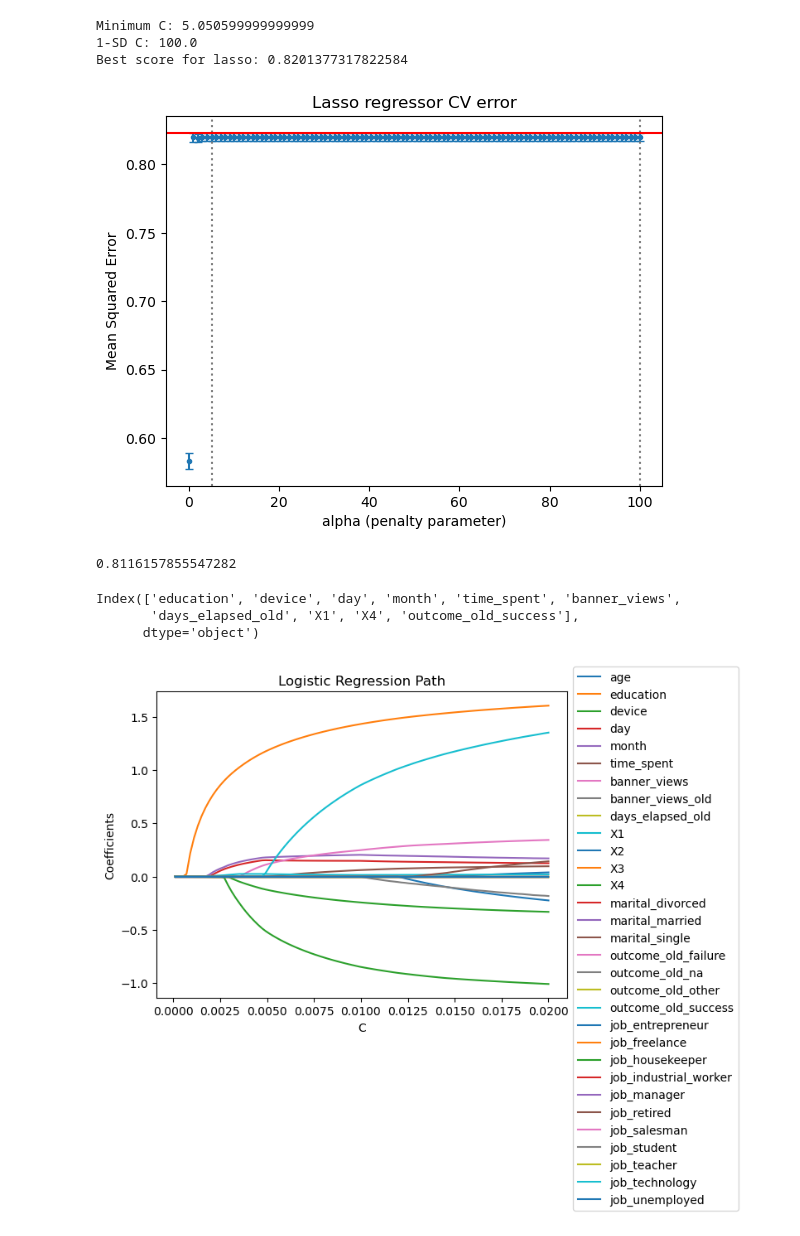
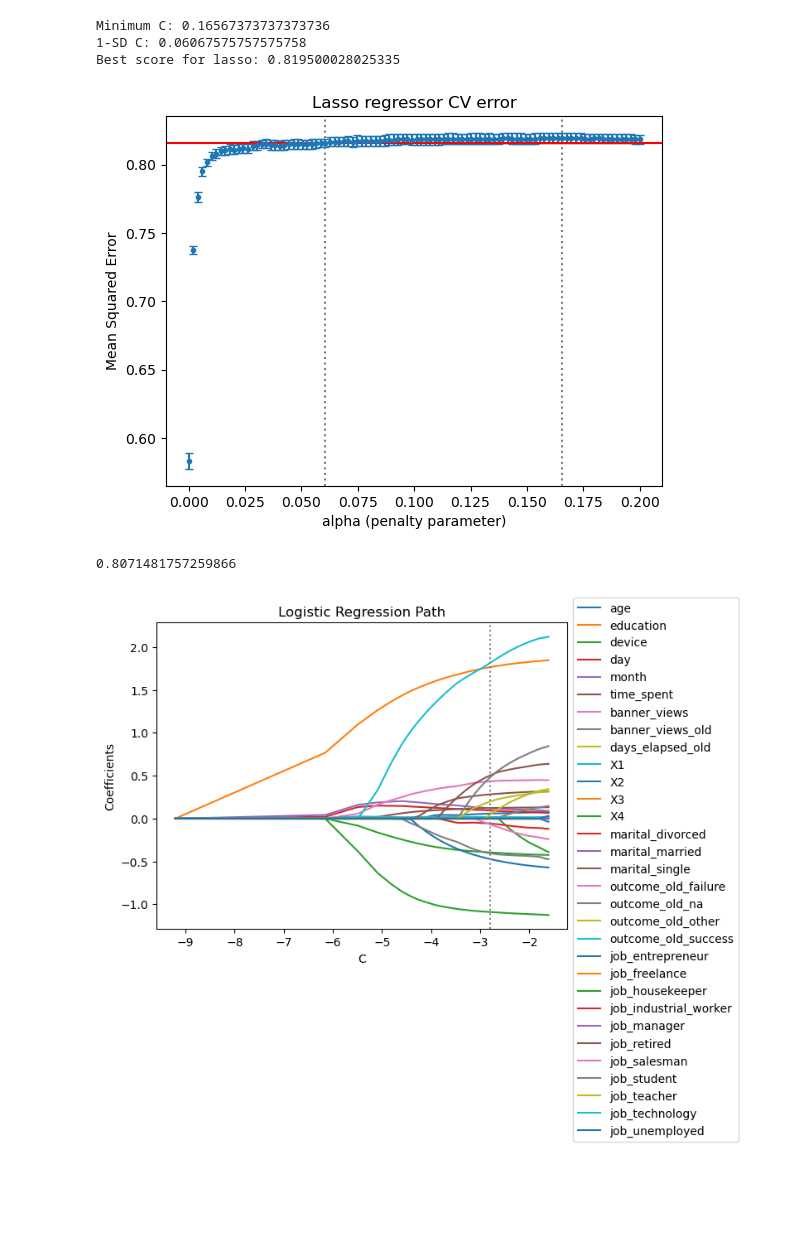
Before and after one commit to LuciaCam/ML_kaggle_competition, a Jupyter notebook: variable_selection.ipynb, the cells around one changed output. Saved outputs shown, nothing was run; the diff lists cells and outputs as text; code cells hidden in the pictures; blank space fills up the shorter version.

Commit message:
ended lasso selection

```diff
--- a/variable_selection.ipynb
+++ b/variable_selection.ipynb
@@ -21,3 +32,7 @@ num_vars = ['age', 'time_spent', 'banner_views', 'banner_views_old', 'days_elaps
+# %%
+X_train = X_train.drop(columns=['marital_married', 'outcome_old_failure', 'job_manager'])
+X_valid = X_valid.drop(columns=['marital_married', 'outcome_old_failure', 'job_manager'])
+X_test  = X_test.drop(columns=['marital_married', 'outcome_old_failure', 'job_manager'])
 # %%
 std_num = ColumnTransformer(transformers=[('std_num', StandardScaler(), num_vars)],
                             remainder='passthrough')
@@ -30,12 +45,13 @@ lasso_pipe = Pipeline([
 y_train = np.array(y_train)
 y_train = y_train.ravel()
 # %%
-lasso_grid = np.linspace(start=0.0001, stop=100, num=100)
+lasso_grid = np.linspace(start=0.0001, stop=0.2, num=100)
 
 lassoCV = GridSearchCV(estimator=lasso_pipe,
                        param_grid={'lasso_log__C': lasso_grid},
                        scoring="accuracy",
-                       cv=KFold(n_splits=10, shuffle=True, random_state=42))
+                       cv=KFold(n_splits=10, shuffle=True, random_state=42),
+                       n_jobs=-2)
 
 lassoCV.fit(X_train, y_train)
 # %% [output]
@@ -80,16 +96,16 @@ C_values = lassoCV.cv_results_["param_lasso_log__C"].data
 
 best_index = np.argmax(mean_scores)
 max_C_lasso = C_values[best_index]
-threshold_lasso = mean_scores[best_index] + std_scores[best_index]
+threshold_lasso = mean_scores[best_index] - std_scores[best_index]
 one_std_rule_C_lasso = np.max(C_values[mean_scores <= threshold_lasso])
 
 print("Minimum C:", max_C_lasso)
 print("1-SD C:", one_std_rule_C_lasso)
 print("Best score for lasso:", np.max(mean_scores))
 # %% [output]
-Minimum C: 5.050599999999999
-1-SD C: 100.0
-Best score for lasso: 0.8201377317822584
+Minimum C: 0.16567373737373736
+1-SD C: 0.06067575757575758
+Best score for lasso: 0.819500028025335
 # %%
 # plt.figure(figsize=(7,6))
 plt.errorbar(x=C_values, y=mean_scores, yerr=std_scores, fmt='.', capsize=3)
@@ -103,14 +119,14 @@ plt.xlabel('alpha (penalty parameter)')
 plt.ylabel('Mean Squared Error')
 plt.show()
 # %% [output]
-[figure, old version]
+[figure, new version]
 # %%
 y_valid_pred = lassoCV.predict(X_valid)
 accuracy_score(y_valid_pred, y_valid)
 # %% [output]
-0.8116157855547282
+0.8071481757259866
 # %%
-lasso_grid = np.linspace(start=0.0001, stop=0.02, num=100)
+lasso_grid = np.linspace(start=0.0001, stop=0.2, num=100)
 
 coefs_ = []
 for C in lasso_grid:
@@ -124,20 +140,12 @@ pd.DataFrame(coefs_).to_excel('lasso.xlsx')
-# %%
-from matplotlib.cm import ScalarMappable
-scale = ScalarMappable(cmap='tab20')
-colors = scale.to_rgba(range(31))
-X_train.columns[[1,2,3,4,5,6, 8, 9, 12, 19]]
-# %% [output]
-Index(['education', 'device', 'day', 'month', 'time_spent', 'banner_views',
-       'days_elapsed_old', 'X1', 'X4', 'outcome_old_success'],
-      dtype='object')
 # %%
-plt.plot(lasso_grid, coefs_, label=X_train.columns)
+plt.plot(np.log(lasso_grid), coefs_, label=X_train.columns)
 ymin, ymax = plt.ylim()
+plt.axvline(x=np.log(one_std_rule_C_lasso), ls='dotted', color="grey")
 plt.legend(loc="upper left", bbox_to_anchor=(1.0, 1.1))
 plt.xlabel("C")
 plt.ylabel("Coefficients")
 plt.title("Logistic Regression Path")
 plt.axis("tight")
 plt.show()
 # %% [output]
-[figure, old version]
+[figure, new version]
```
Also changed, not shown: parts of 13 cells of this notebook.
